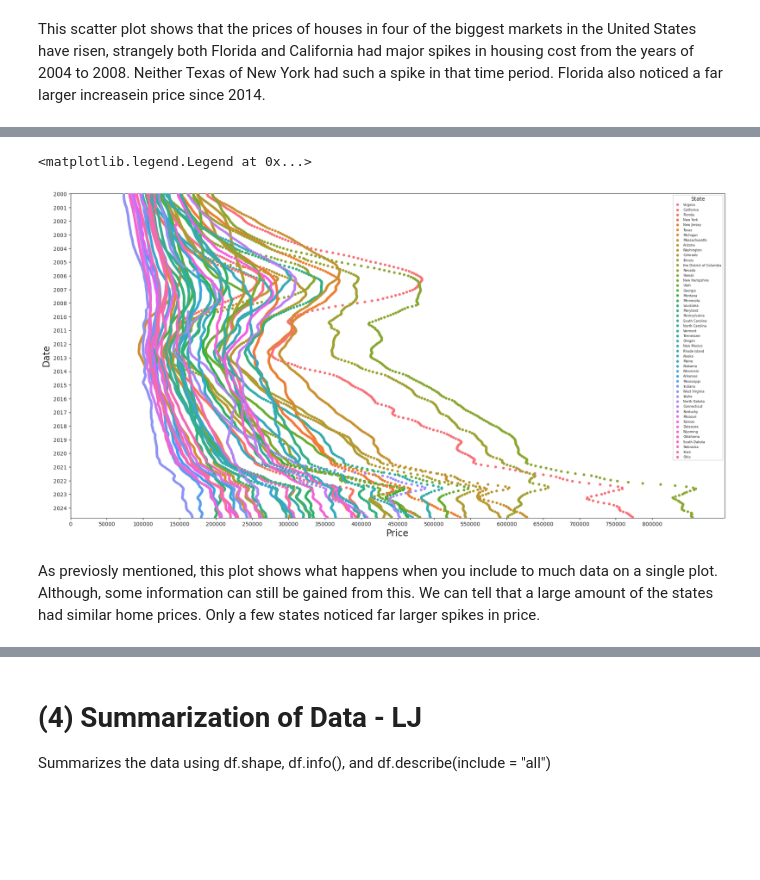
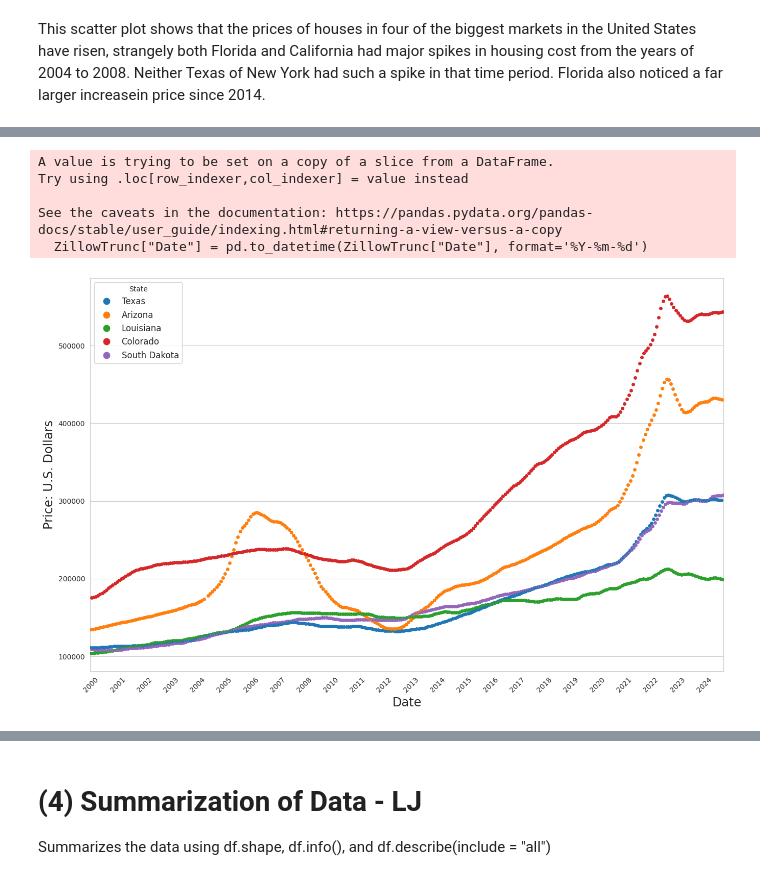
Before and after one commit to baschoff/Data-Science-Project, a Jupyter notebook: Exploration.ipynb, the cells around one changed output, grey strips where cells are left out. Saved outputs shown, nothing was run; the diff lists cells and outputs as text; code cells hidden in the pictures; blank space fills up the shorter version.

```diff
--- a/Exploration.ipynb
+++ b/Exploration.ipynb
@@ -347,19 +391,26 @@ For our strip plot, I have decided to include the data on all 50 states. This is
 # %%
-ZillowFull = pd.melt(Zillow, id_vars=Zillow.columns[0],
-                     value_vars=[Zillow.columns[i] for i in range(1, 52)],
-                     var_name='State_Name', value_name='State')
-ZillowFull = ZillowFull.rename(columns={Zillow.columns[0]: 'Date'})
-sns.set_style("ticks")
-plt.figure(figsize=(22,11))
-sns.stripplot(ZillowFull,x=ZillowFull.State, y=ZillowFull.Date,hue='State_Name')
-plt.xticks(range(0, int(Zillow_long['State'].max()) + 50000, 50000))
-plt.xlabel("Price",  fontsize = "xx-large")
-plt.ylabel("Date", fontsize = "xx-large")
-plt.yticks(ticks = [0, 12.5, 25, 37.5, 50, 62.5, 75, 87.5, 100, 112.5, 125, 137.5, 150, 162.5, 175, 187.5, 200, 212.5, 225, 237.5, 250, 262.5, 275, 287.5],
+ZillowTrunc = Zillow[["Texas", "Arizona", "Louisiana", "Colorado", "South Dakota", "Date"]]
+
+# Convert to datetime
+ZillowTrunc["Date"] = pd.to_datetime(ZillowTrunc["Date"], format='%Y-%m-%d')
+
+# Melt the DataFrame to long format
+ZillowLong = ZillowTrunc.melt(id_vars='Date', var_name='State', value_name='Price')
+
+# Create the stripplot (without setting Date as index)
+plt.figure(figsize=(16,10))
+sns.stripplot(x="Date", y="Price", hue="State", data=ZillowLong, jitter=True, dodge=True)
+plt.xticks(ticks = [0, 12.5, 25, 37.5, 50, 62.5, 75, 87.5, 100, 112.5, 125, 137.5, 150, 162.5, 175, 187.5, 200, 212.5, 225, 237.5, 250, 262.5, 275, 287.5],
            labels = ["2000", "2001", "2002", "2003", "2004", "2005", "2006", "2007", "2008", "2010", "2011", "2012", "2013", "2014", "2015", "2016", "2017", "2018", "2019", "2020", "2021", "2022", "2023", "2024"])
-plt.legend(title='State', loc='upper right', fontsize="6", markerscale=1)
+plt.legend(title='State', loc='upper left', fontsize="12", markerscale=2)
+plt.xticks(rotation=45)
+plt.ylabel("Price: U.S. Dollars", fontsize = "xx-large")
+plt.xlabel("Date",  fontsize = "xx-large")
+plt.show()
 # %% [output]
-<matplotlib.legend.Legend at 0x...>
+A value is trying to be set on a copy of a slice from a DataFrame.
+Try using .loc[row_indexer,col_indexer] = value instead
+
+See the caveats in the documentation: https://pandas.pydata.org/pandas-docs/stable/user_guide/indexing.html#returning-a-view-versus-a-copy
+  ZillowTrunc["Date"] = pd.to_datetime(ZillowTrunc["Date"], format='%Y-%m-%d')
-[figure, old version]
+[figure, new version]
-# %% [markdown]
-As previosly mentioned, this plot shows what happens when you include to much data on a single plot. Although, some information can still be gained from this. We can tell that a large amount of the states had similar home prices. Only a few states noticed far larger spikes in price.
```
Also changed, not shown: parts of 143 cells of this notebook.
